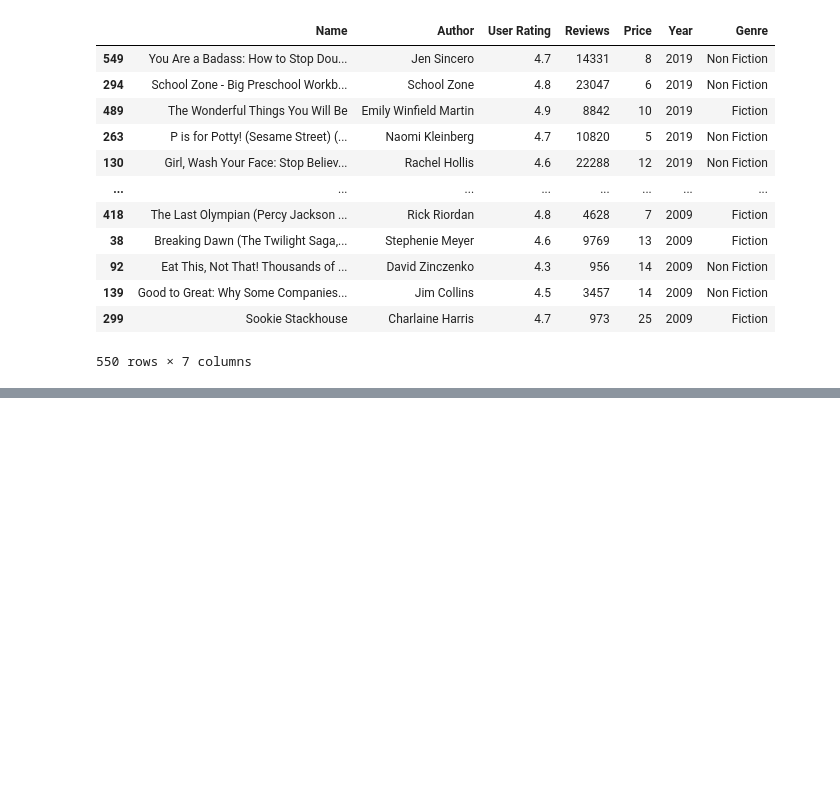
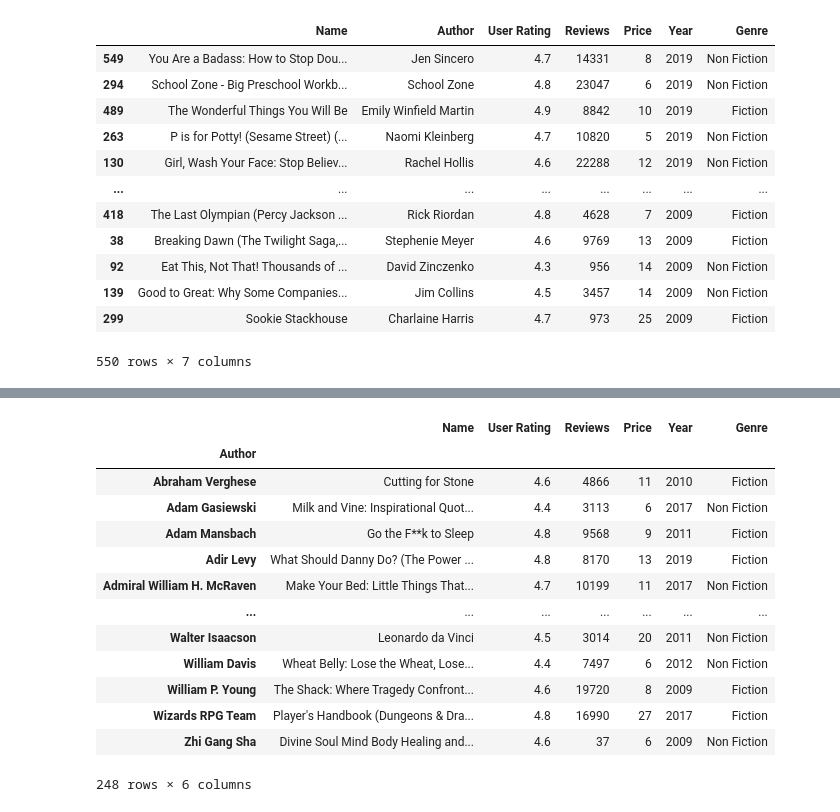
Before and after one commit to feracor/pandas_numpy, a Jupyter notebook: 5_funciones_pandas.ipynb, the cells around one changed output, grey strips where cells are left out. Saved outputs shown, nothing was run; the diff lists cells and outputs as text; code cells hidden in the pictures; blank space fills up the shorter version.

```diff
--- a/5_funciones_pandas.ipynb
+++ b/5_funciones_pandas.ipynb
@@ -169,0 +213,17 @@ df_books.sort_values('Year', ascending=False) # Ordena los registros por columna
+# %%
+df_books.groupby('Author').min() #Agrupa los datos por una columna y muestra la mínima
+# %% [output]
+|  | Name | User Rating | Reviews | Price | Year | Genre |
+| Author |  |  |  |  |  |  |
+| Abraham Verghese | Cutting for Stone | 4.6 | 4866 | 11 | 2010 | Fiction |
+| Adam Gasiewski | Milk and Vine: Inspirational Quot... | 4.4 | 3113 | 6 | 2017 | Non Fiction |
+| Adam Mansbach | Go the F**k to Sleep | 4.8 | 9568 | 9 | 2011 | Fiction |
+| Adir Levy | What Should Danny Do? (The Power ... | 4.8 | 8170 | 13 | 2019 | Fiction |
+| Admiral William H. McRaven | Make Your Bed: Little Things That... | 4.7 | 10199 | 11 | 2017 | Non Fiction |
+| ... | ... | ... | ... | ... | ... | ... |
+| Walter Isaacson | Leonardo da Vinci | 4.5 | 3014 | 20 | 2011 | Non Fiction |
+| William Davis | Wheat Belly: Lose the Wheat, Lose... | 4.4 | 7497 | 6 | 2012 | Non Fiction |
+| William P. Young | The Shack: Where Tragedy Confront... | 4.6 | 19720 | 8 | 2009 | Fiction |
+| Wizards RPG Team | Player's Handbook (Dungeons & Dra... | 4.8 | 16990 | 27 | 2017 | Fiction |
+| Zhi Gang Sha | Divine Soul Mind Body Healing and... | 4.6 | 37 | 6 | 2009 | Non Fiction |
+248 rows × 6 columns
```
Also changed, not shown: parts of 10 cells of this notebook.
